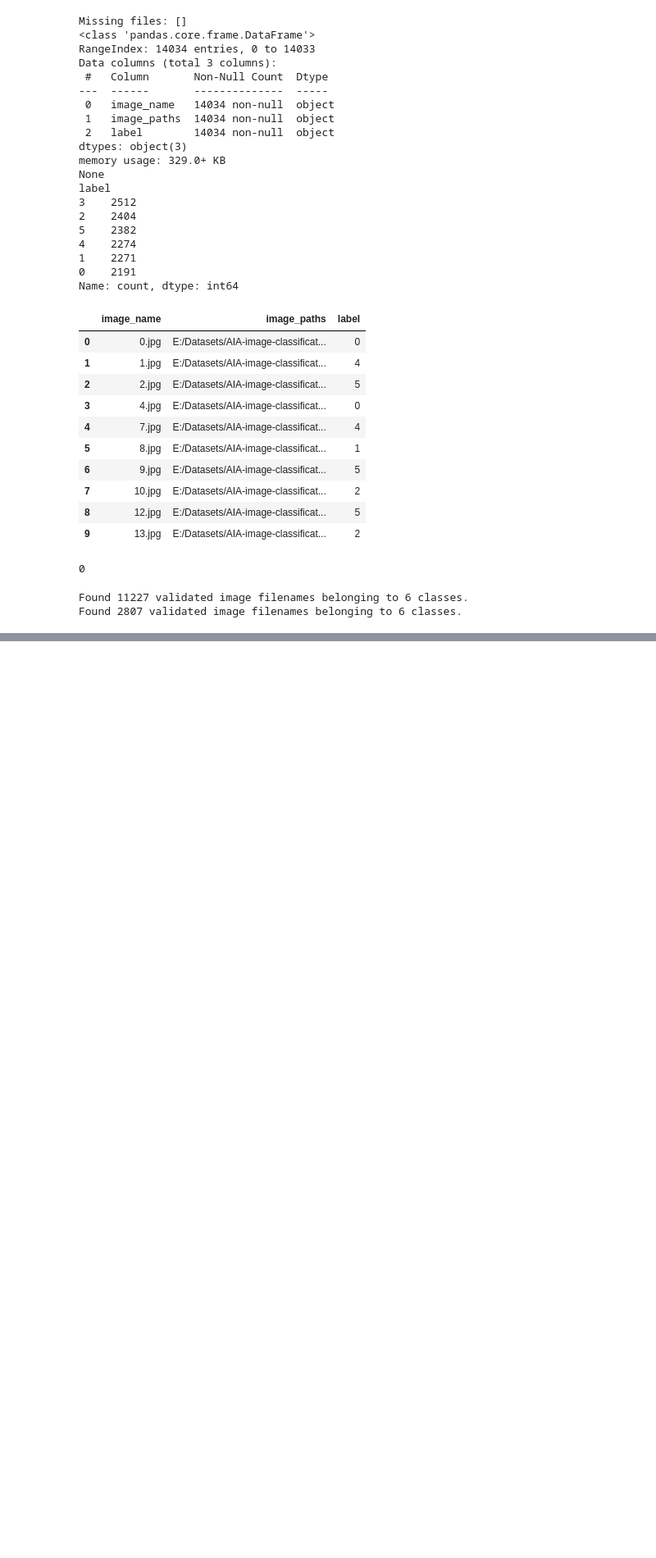
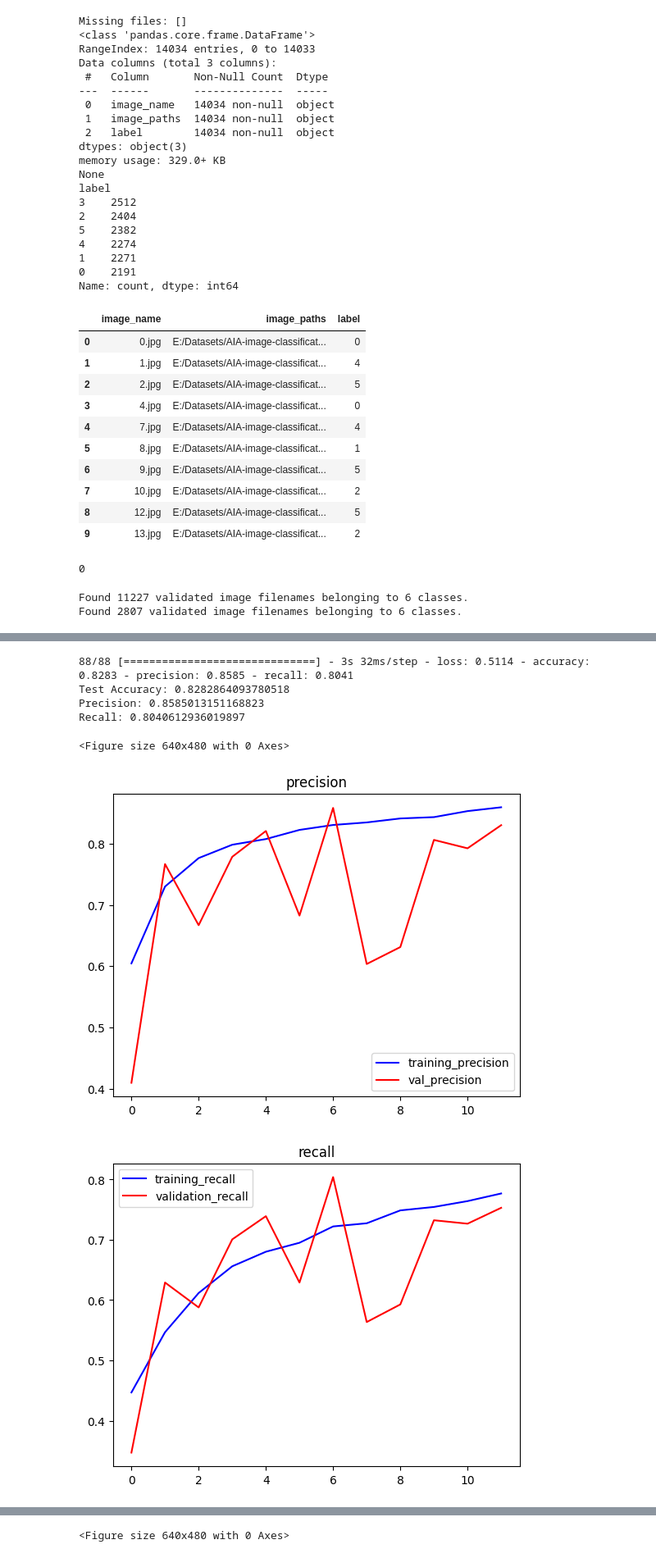
Before and after one commit to nishantab95/CNN-on-image-classification-into-6-labels-predefined, a Jupyter notebook: cnn_on_6_predefined_image_classification.ipynb, the cells around one changed output, grey strips where cells are left out. Shown at 82% size. Drawn from its saved outputs; the diff is of its cells as text; code cells hidden in the pictures; blank space fills up the shorter version.

```diff
--- a/cnn_on_6_predefined_image_classification.ipynb
+++ b/cnn_on_6_predefined_image_classification.ipynb
@@ -98,8 +106,11 @@ len(bad_images)
 # %% [output]
 0
 # %%
+# rescaling the images
+
 from tensorflow.keras.preprocessing.image import ImageDataGenerator
 
-train_generator = ImageDataGenerator(rescale=1./255)
+train_generator = ImageDataGenerator(rescale=1./255, rotation_range=20, zoom_range=0.2, horizontal_flip=True)
+
 val_generator = ImageDataGenerator(rescale=1./255)
 # %%
@@ -169,7 +206,11 @@ model.compile(
+# %%
+# early stop and saving best model
+
+from tensorflow.keras.callbacks import EarlyStopping, ModelCheckpoint
+
+early_stop = EarlyStopping(patience=5, restore_best_weights=True)
+
+checkpoint = ModelCheckpoint('best_model.h5', monitor='val_accuracy', save_best_only=True)
 # %%
-history = model.fit(
-    train_iterator,
-    validation_data=val_iterator,
-    epochs=15
-)
+history = model.fit(train_iterator, validation_data=val_iterator, epochs=50, callbacks=[early_stop, checkpoint])
 # %% [output]
@@ -178,0 +237,55 @@ Epoch 2/15
+# %%
+# model scores
+
+test_loss, test_acc, test_precision, test_recall = model.evaluate(val_iterator)
+
+print("Test Accuracy:", test_acc)
+print("Precision:", test_precision)
+print("Recall:", test_recall)
+# %% [output]
+88/88 [==============================] - 3s 32ms/step - loss: 0.5114 - accuracy: 0.8283 - precision: 0.8585 - recall: 0.8041
+Test Accuracy: 0.8282864093780518
+Precision: 0.8585013151168823
+Recall: 0.8040612936019897
+# %%
+# ploting graph of scores
+
+acc = history.history['precision']
+val_acc = history.history['val_precision']
+epochs = range(len(acc))
+
+plt.plot(epochs, acc, 'b', label='training_precision')
+plt.plot(epochs, val_acc, 'r', label='val_precision')
+plt.title('precision')
+plt.legend()
+plt.figure()
+
+loss =history.history['recall']
+val_loss = history.history['val_recall']
+plt.plot(epochs, loss, 'b', label='training_recall')
+plt.plot(epochs, val_loss, 'r', label='validation_recall')
+plt.title('recall')
+plt.legend()
+plt.figure()
+
+acc = history.history['accuracy']
+val_acc = history.history['val_accuracy']
+epochs = range(len(acc))
+
+plt.plot(epochs, acc, 'b', label='training_acc')
+plt.plot(epochs, val_acc, 'r', label='val_accuracy')
+plt.title('accuracy')
+plt.legend()
+plt.figure()
+
+loss =history.history['loss']
+val_loss = history.history['val_loss']
+plt.plot(epochs, loss, 'b', label='training_loss')
+plt.plot(epochs, val_loss, 'r', label='validation_loss')
+plt.title('accuracy loss')
+plt.legend()
+plt.figure()
+# %% [output]
+<Figure size 640x480 with 0 Axes>
+[figure, added]
+[figure, added]
@@ -178,0 +294 @@ Epoch 2/15
+<Figure size 640x480 with 0 Axes>
```
Also changed, not shown: parts of 11 cells of this notebook.
